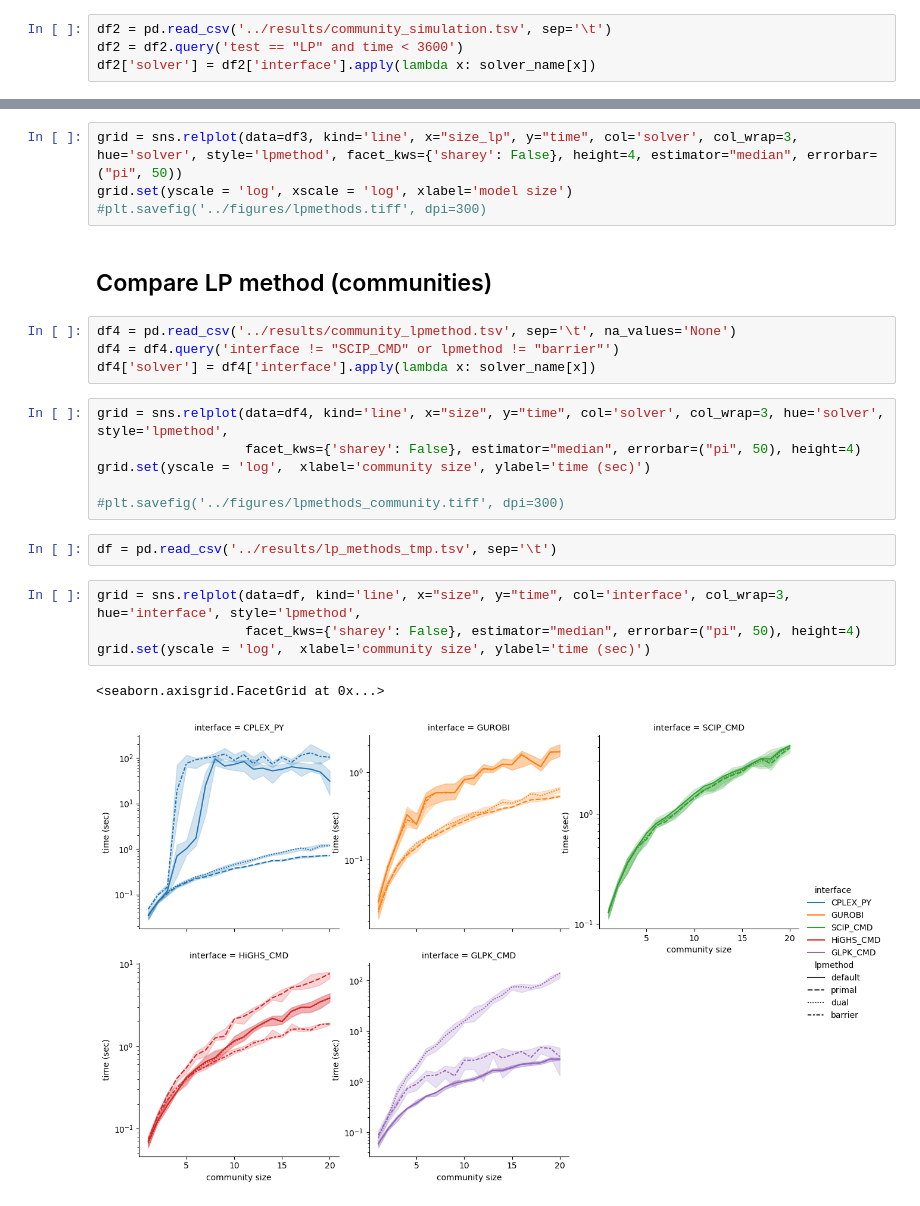
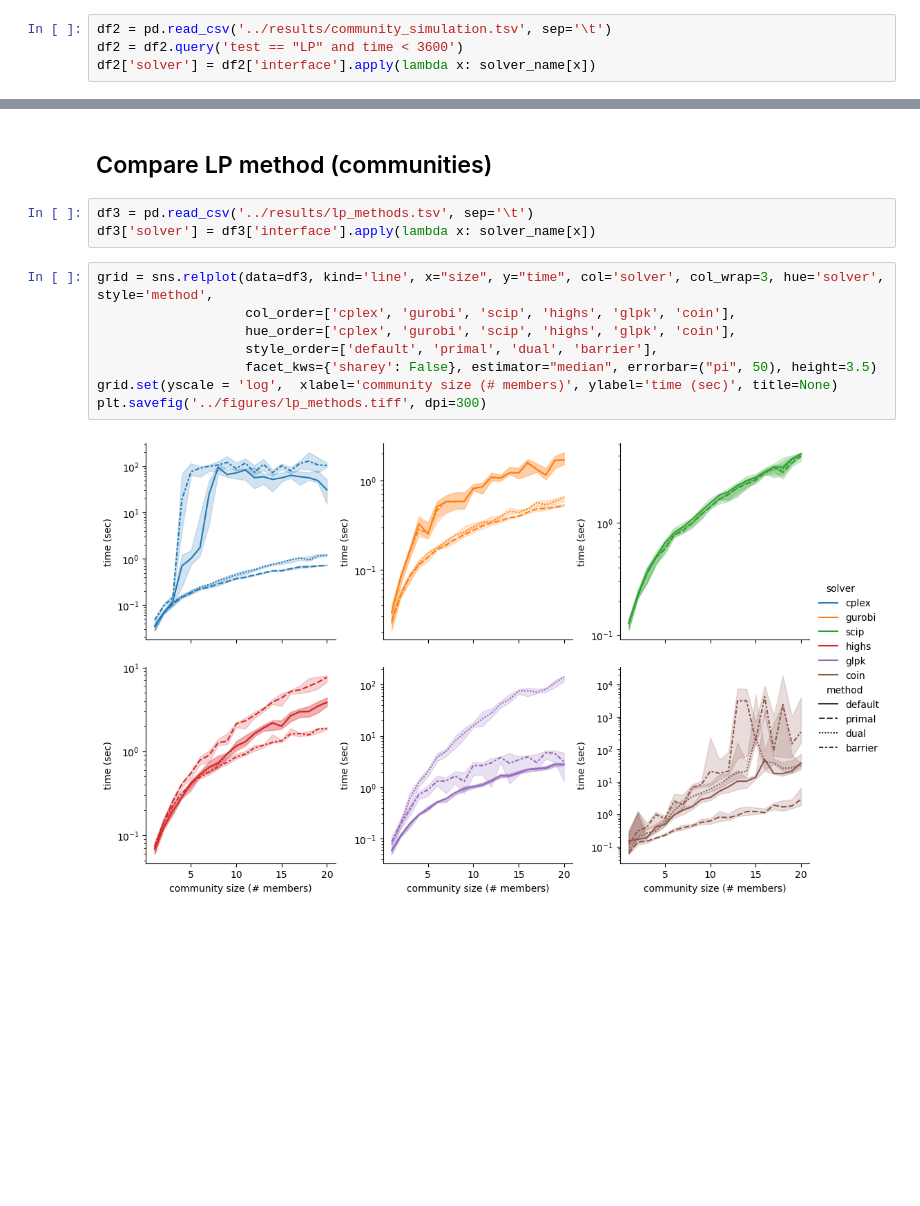
Before and after one commit to cdanielmachado/solver_benchmark, a Jupyter notebook: notebooks/LP_results.ipynb, the cells around one changed output, grey strips where cells are left out. Drawn from its saved outputs; the diff is of its cells as text; blank space fills up the shorter version.

Commit message:
update lp method results

```diff
--- a/notebooks/LP_results.ipynb
+++ b/notebooks/LP_results.ipynb
@@ -66,25 +57,15 @@ df3['solver'] = df3['interface'].apply(lambda x: solver_name[x])
-# %%
-grid = sns.relplot(data=df3, kind='line', x="size_lp", y="time", col='solver', col_wrap=3, hue='solver', style='lpmethod', facet_kws={'sharey': False}, height=4, estimator="median", errorbar=("pi", 50))
-grid.set(yscale = 'log', xscale = 'log', xlabel='model size')
-#plt.savefig('../figures/lpmethods.tiff', dpi=300)
 # %% [markdown]
 ## Compare LP method (communities)
-# %%
-df4 = pd.read_csv('../results/community_lpmethod.tsv', sep='\t', na_values='None')
-df4 = df4.query('interface != "SCIP_CMD" or lpmethod != "barrier"')
-df4['solver'] = df4['interface'].apply(lambda x: solver_name[x])
-# %%
-grid = sns.relplot(data=df4, kind='line', x="size", y="time", col='solver', col_wrap=3, hue='solver', style='lpmethod',
-                   facet_kws={'sharey': False}, estimator="median", errorbar=("pi", 50), height=4)
-grid.set(yscale = 'log',  xlabel='community size', ylabel='time (sec)')
-
-#plt.savefig('../figures/lpmethods_community.tiff', dpi=300)
 # %%
-df = pd.read_csv('../results/lp_methods_tmp.tsv', sep='\t')
+df3 = pd.read_csv('../results/lp_methods.tsv', sep='\t')
+df3['solver'] = df3['interface'].apply(lambda x: solver_name[x])
 # %%
-grid = sns.relplot(data=df, kind='line', x="size", y="time", col='interface', col_wrap=3, hue='interface', style='lpmethod',
-                   facet_kws={'sharey': False}, estimator="median", errorbar=("pi", 50), height=4)
-grid.set(yscale = 'log',  xlabel='community size', ylabel='time (sec)')
+grid = sns.relplot(data=df3, kind='line', x="size", y="time", col='solver', col_wrap=3, hue='solver', style='method',
+                   col_order=['cplex', 'gurobi', 'scip', 'highs', 'glpk', 'coin'],
+                   hue_order=['cplex', 'gurobi', 'scip', 'highs', 'glpk', 'coin'],
+                   style_order=['default', 'primal', 'dual', 'barrier'],
+                   facet_kws={'sharey': False}, estimator="median", errorbar=("pi", 50), height=3.5)
+grid.set(yscale = 'log',  xlabel='community size (# members)', ylabel='time (sec)', title=None)
+plt.savefig('../figures/lp_methods.tiff', dpi=300)
 # %% [output]
-<seaborn.axisgrid.FacetGrid at 0x...>
-[figure, old version]
+[figure, new version]
```
Also changed, not shown: parts of 5 cells of this notebook, 4 other files.
